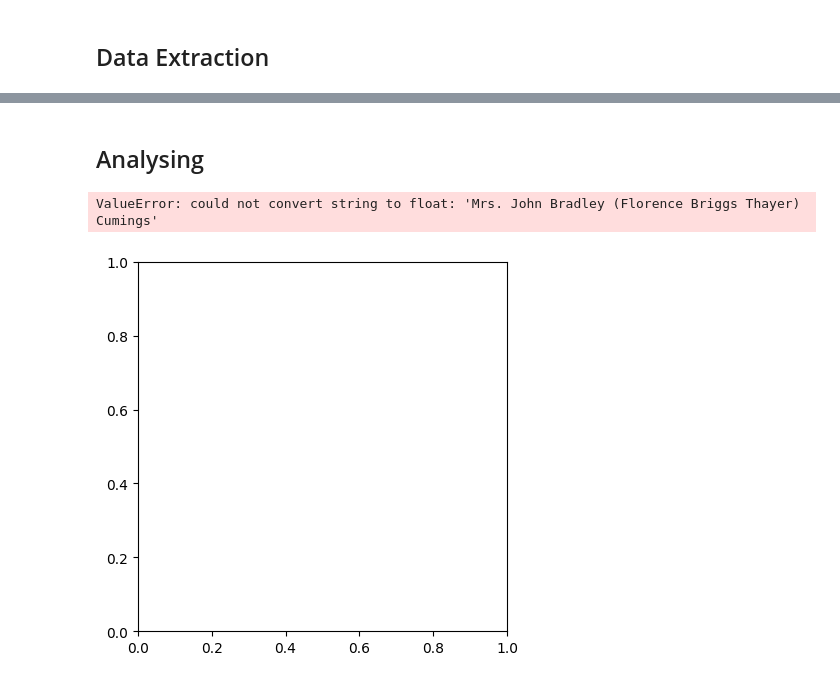
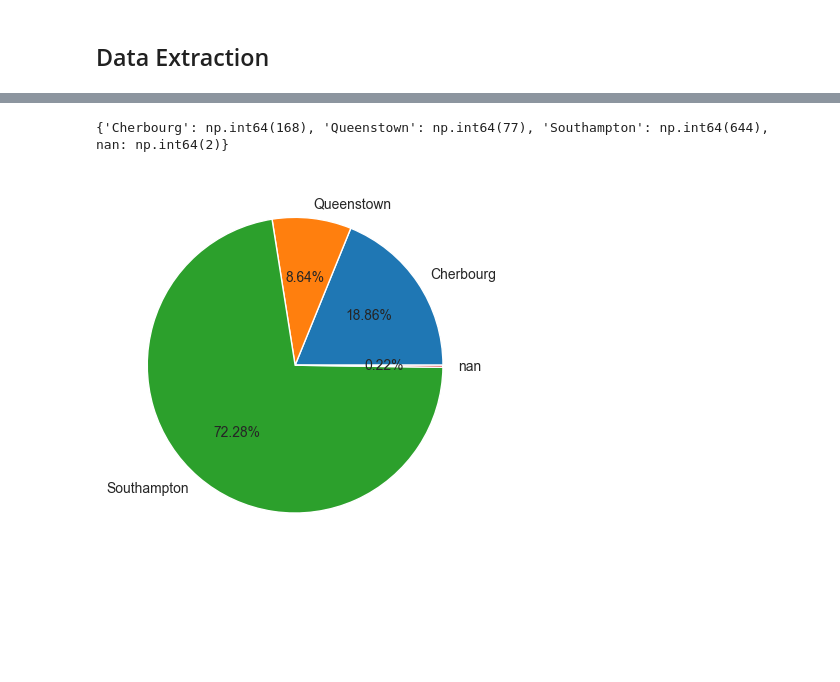
Before and after one commit to ParsaShahrabadi/Data_Analysis_Titanic, a Jupyter notebook: Titanic Data.ipynb, the cells around one changed output, grey strips where cells are left out. Drawn from its saved outputs; the diff is of its cells as text; code cells hidden in the pictures; blank space fills up the shorter version.

```diff
--- a/Titanic Data.ipynb
+++ b/Titanic Data.ipynb
@@ -65,14 +52,0 @@ titanic
-# %% [markdown]
-## Analysing
-# %%
-class_1 = titanic[(titanic["Pclass"] == 1)]
-
-class_2 = titanic[(titanic["Pclass"] == 2)]
-
-class_3 = titanic[(titanic["Pclass"] == 3)]
-
-plt.pie(class_1, labels=["Survived"], autopct='%1.1f%%')
-plt.show()
-# %% [output]
-ValueError: could not convert string to float: 'Mrs. John Bradley (Florence Briggs Thayer) Cumings'
-[figure, removed]
@@ -82,0 +53,15 @@ r = 44
+# %%
+encoder = LabelEncoder()
+encoded_town = encoder.fit_transform(titanic_df["embark_town"])
+
+town_id , count = np.unique(encoded_town, return_counts=True)
+
+print(dict(zip(encoder.classes_, count)))
+
+#pie chart
+
+plt.pie(count, labels=encoder.classes_, autopct='%1.2f%%')
+plt.show()
+# %% [output]
+{'Cherbourg': np.int64(168), 'Queenstown': np.int64(77), 'Southampton': np.int64(644), nan: np.int64(2)}
+[figure, added]
```
Also changed, not shown: parts of 12 cells of this notebook, 1 other file.
